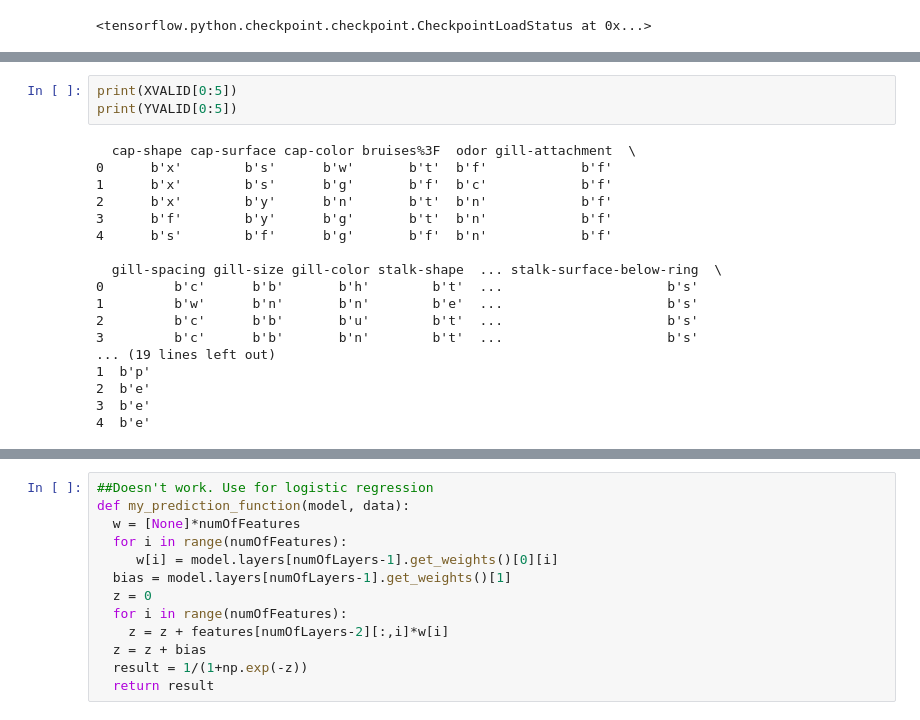
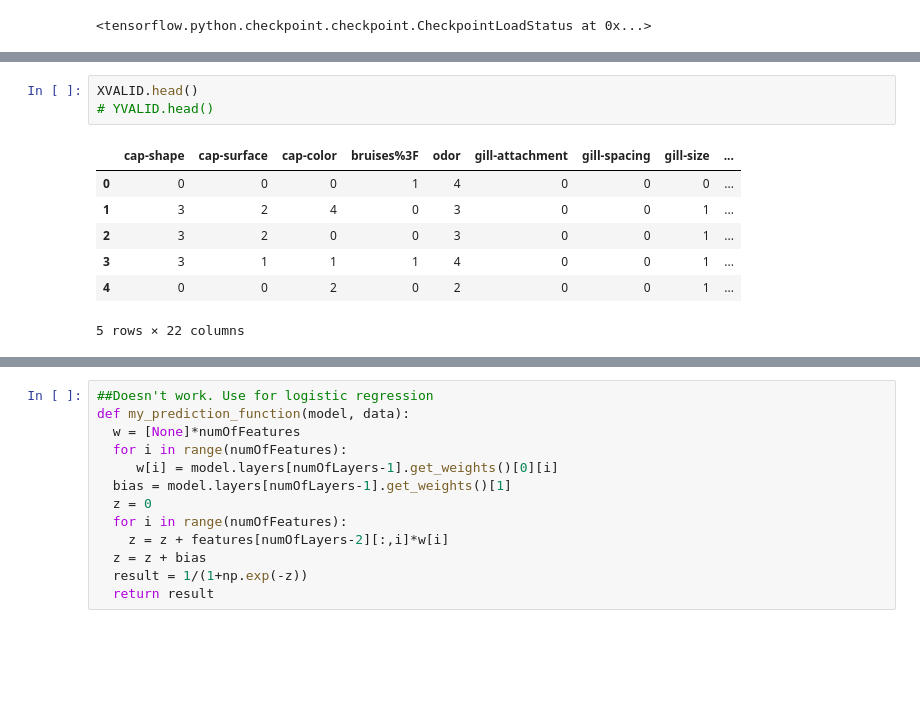
Before and after one commit to garrettfarley9/AI-Final-Project, a Jupyter notebook: AI_final_project.ipynb, the cells around one changed output, grey strips where cells are left out. Drawn from its saved outputs; the diff is of its cells as text; blank space fills up the shorter version.

```diff
--- a/AI_final_project.ipynb
+++ b/AI_final_project.ipynb
@@ -209,24 +224,14 @@ print(model.metrics_names[1], scores[1]*100)
-# %%
-print(XVALID[0:5])
-print(YVALID[0:5])
-# %% [output]
-  cap-shape cap-surface cap-color bruises%3F  odor gill-attachment  \
-0      b'x'        b's'      b'w'       b't'  b'f'            b'f'
-1      b'x'        b's'      b'g'       b'f'  b'c'            b'f'
-2      b'x'        b'y'      b'n'       b't'  b'n'            b'f'
-3      b'f'        b'y'      b'g'       b't'  b'n'            b'f'
-4      b's'        b'f'      b'g'       b'f'  b'n'            b'f'
-
-  gill-spacing gill-size gill-color stalk-shape  ... stalk-surface-below-ring  \
-0         b'c'      b'b'       b'h'        b't'  ...                     b's'
-1         b'w'      b'n'       b'n'        b'e'  ...                     b's'
-2         b'c'      b'b'       b'u'        b't'  ...                     b's'
-3         b'c'      b'b'       b'n'        b't'  ...                     b's'
-... (19 lines left out)
-1  b'p'
-2  b'e'
-3  b'e'
-4  b'e'
+# %%
+XVALID.head()
+# YVALID.head()
+# %% [output]
+|  | cap-shape | cap-surface | cap-color | bruises%3F | odor | gill-attachment | gill-spacing | gill-size | ... |
+| 0 | 0 | 0 | 0 | 1 | 4 | 0 | 0 | 0 | ... |
+| 1 | 3 | 2 | 4 | 0 | 3 | 0 | 0 | 1 | ... |
+| 2 | 3 | 2 | 0 | 0 | 3 | 0 | 0 | 1 | ... |
+| 3 | 3 | 1 | 1 | 1 | 4 | 0 | 0 | 1 | ... |
+| 4 | 0 | 0 | 2 | 0 | 2 | 0 | 0 | 1 | ... |
+5 rows × 22 columns
 # %%
 ##Show plot for what the prediction values actually are
 prediction = model.predict(XVALID)
```
Also changed, not shown: parts of 16 cells of this notebook.
